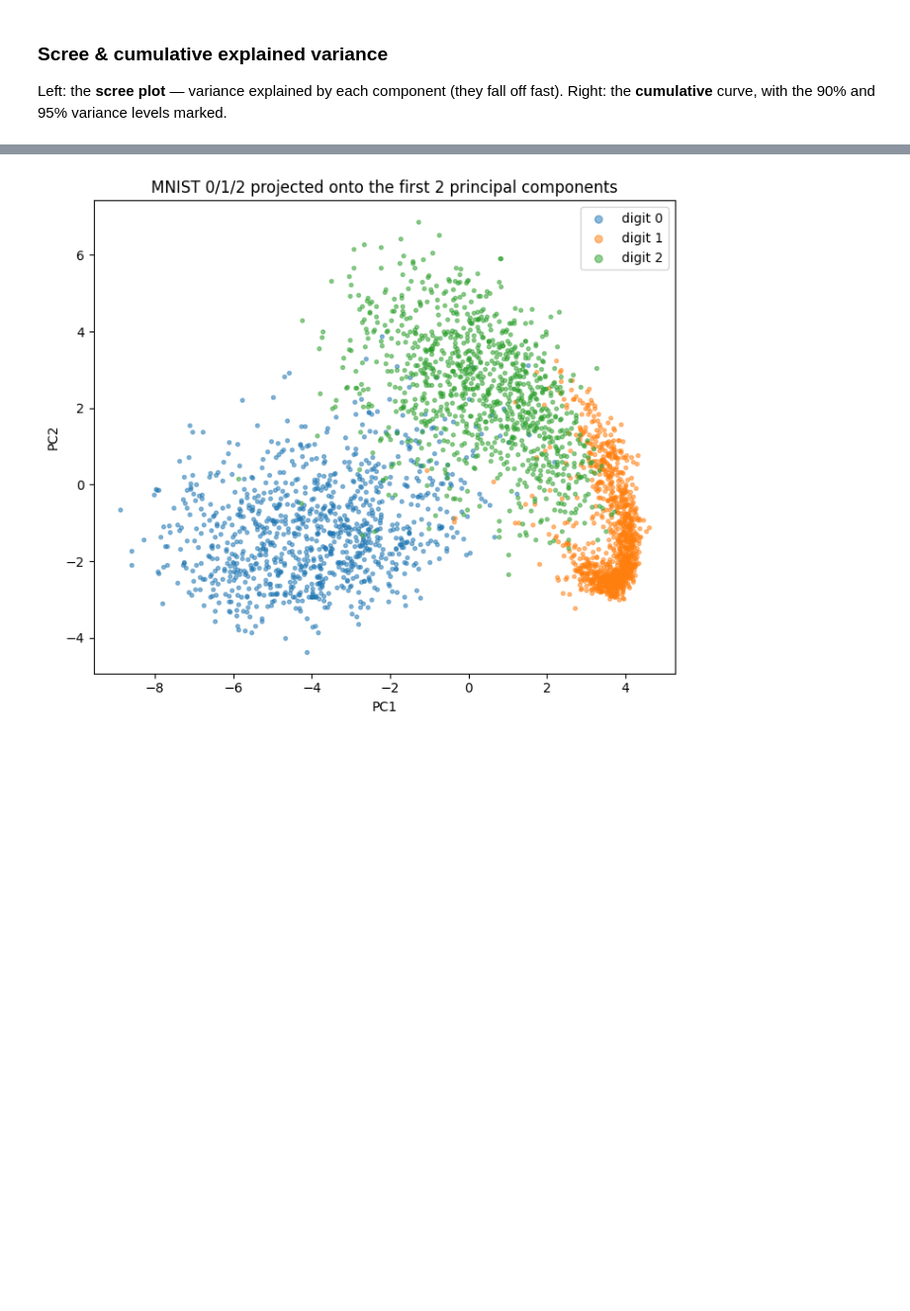
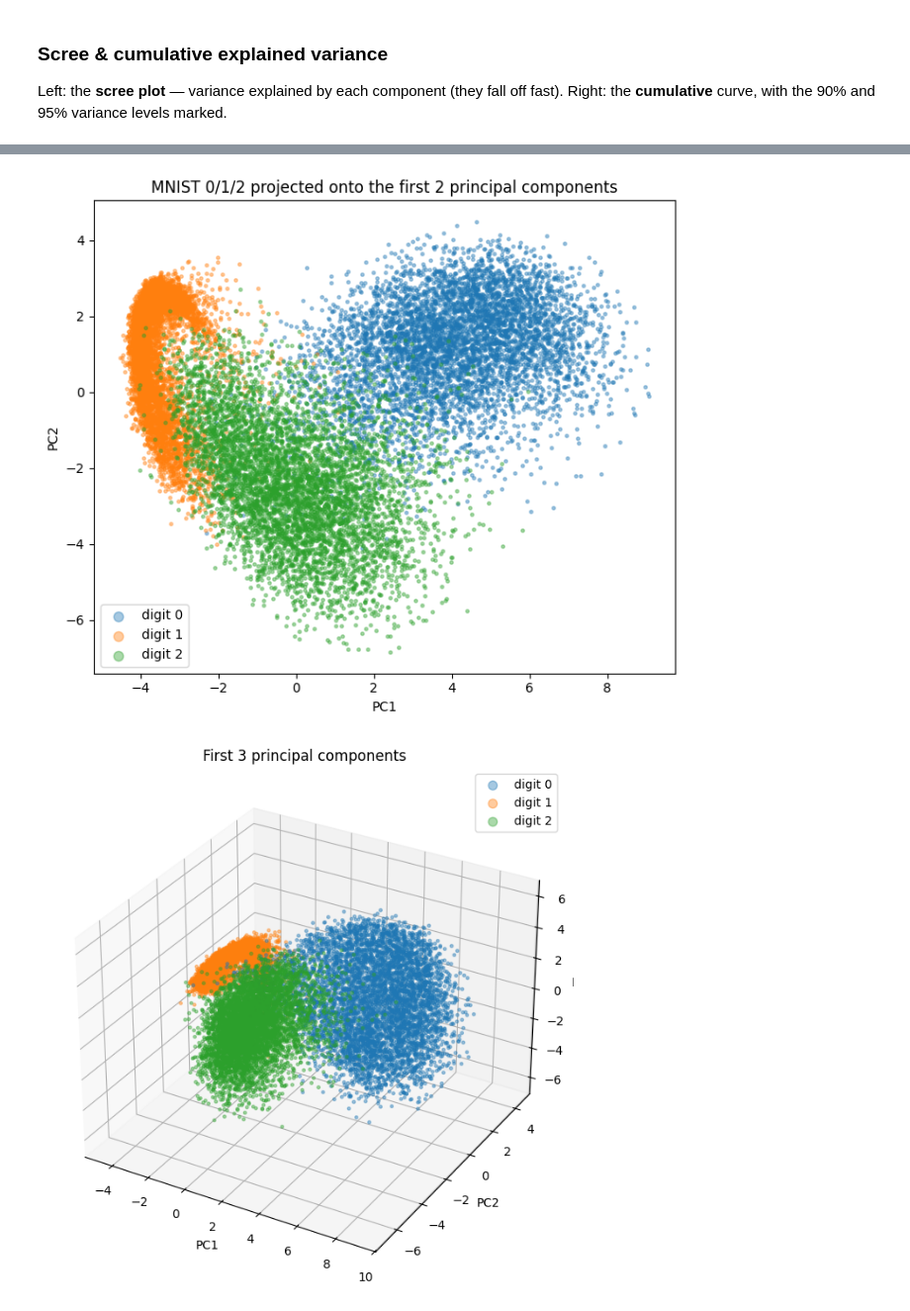
Before and after one commit to t0r3l/Unsupervised_Deep_Learning, a Jupyter notebook: src/pca/dim_reduction.ipynb, the cells around one changed output, grey strips where cells are left out. Shown at 99% size. Drawn from its saved outputs; the diff is of its cells as text; code cells hidden in the pictures; blank space fills up the shorter version.

```diff
--- a/src/pca/dim_reduction.ipynb
+++ b/src/pca/dim_reduction.ipynb
@@ -20,15 +25,17 @@ for cand in (Path.cwd(), *Path.cwd().parents):
         sys.path.insert(0, str(cand / "src")); break
 # %%
 import numpy as np
-import matplotlib.pyplot as plt
 
 from utils.mnist_data import load_digits, DIGITS
+from utils.data_import import load_sketches, CLASSES
 from utils.pca.dim_reduction import (
-    fit_pca,
-    cumulative_explained_variance,
-    n_components_for_variance,
-    project,
+    fit_pca, project,
+    plot_spectrum, plot_spectrum_comparison, plot_projection,
+    plot_pc1_vs_mean, plot_eigenimages, plot_component_heatmaps,
 )
 
-DIGITS
+# Per-class sample cap. MNIST's classes are all smaller than this, so every
+# training image is used; Quick, Draw!'s much larger categories are capped to it.
+PER_CLASS = 10000
+DIGITS, CLASSES
 # %% [output]
@@ -40,5 +53,5 @@ We take up to **1000 samples per class** of digits `0`, `1`, `2` — a flat, `[0
 # %%
-X, y = load_digits(per_class=1000)
+X, y = load_digits(per_class=PER_CLASS)
 print(f"X {X.shape} {X.dtype} range [{X.min():.2f}, {X.max():.2f}]")
 print(f"y {y.shape} classes {sorted(set(y.tolist()))}")
 # %% [output]
@@ -155,16 +255,7 @@ Projecting each image onto PC1 and PC2 collapses 784 pixels to 2 coordinates. We
 # %%
-coords = project(pca, X)  # all components; we slice off the leading ones
-
-fig, ax = plt.subplots(figsize=(7, 6))
-colors = ["tab:blue", "tab:orange", "tab:green"]
-for d, c in zip(DIGITS, colors):
-    mask = y == d
-    ax.scatter(coords[mask, 0], coords[mask, 1], s=8, alpha=0.5, color=c, label=f"digit {d}")
-ax.set_xlabel("PC1")
-ax.set_ylabel("PC2")
-ax.set_title("MNIST 0/1/2 projected onto the first 2 principal components")
-ax.legend(markerscale=2)
-plt.tight_layout()
-plt.show()
+coords = project(pca, X)  # all components; plot_projection uses the leading ones
+plot_projection(coords, y, [f"digit {d}" for d in DIGITS],
+                suptitle="MNIST 0/1/2 projected onto the first 2 principal components")
 # %% [output]
-[figure, old version]
+[figure, new version]
+[figure, added]
```
Also changed, not shown: parts of 33 cells of this notebook, 8 other files.
